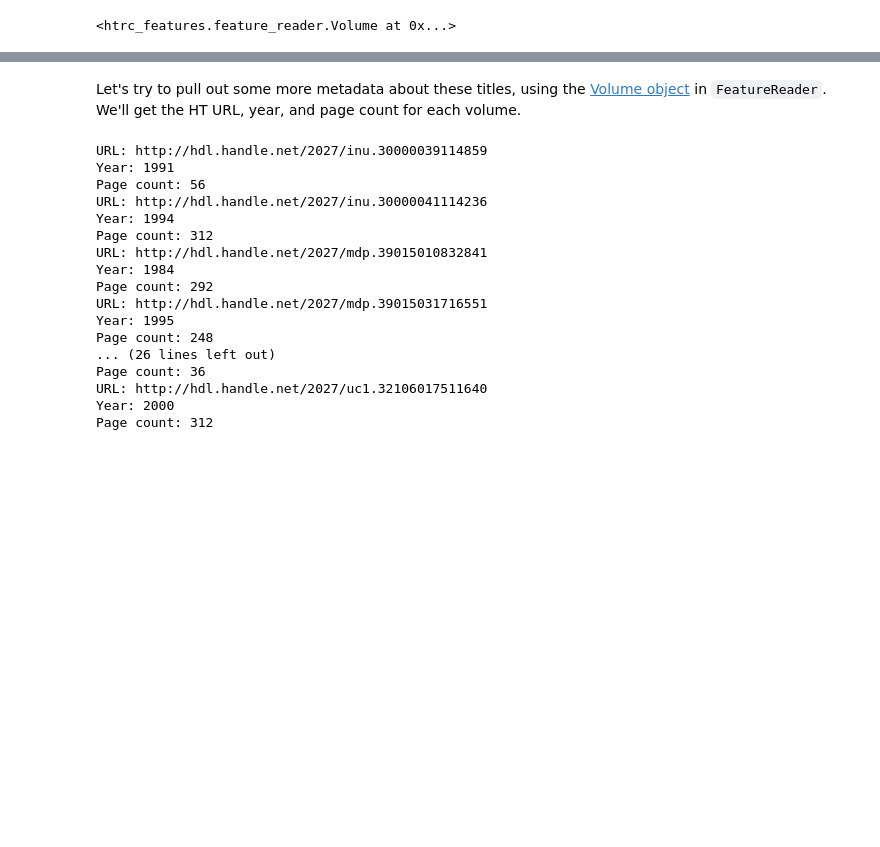
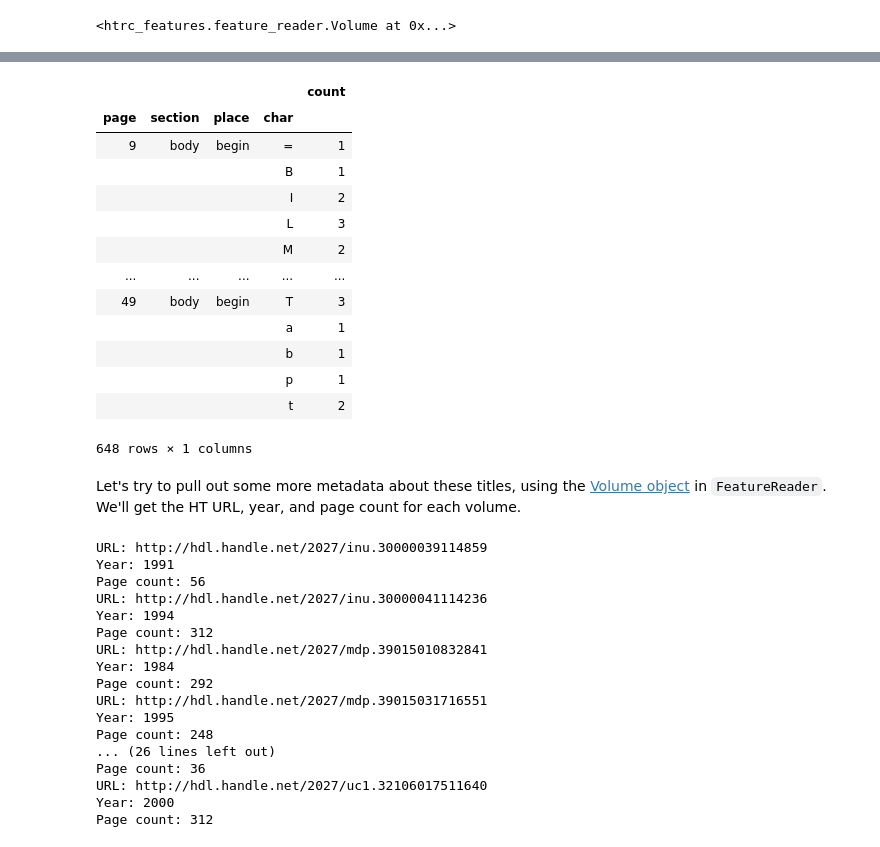
Before and after one commit to chennesy/htrc_umn, a Jupyter notebook: htrc_umn.ipynb, the cells around one changed output, grey strips where cells are left out. Drawn from its saved outputs; the diff is of its cells as text; code cells hidden in the pictures; blank space fills up the shorter version.

```diff
--- a/htrc_umn.ipynb
+++ b/htrc_umn.ipynb
@@ -113,3 +131,20 @@ vol
+# %%
+vol.begin_line_chars()
+# %% [output]
+|  |  |  |  | count |
+| page | section | place | char |  |
+| 9 | body | begin | = | 1 |
+|  |  |  | B | 1 |
+|  |  |  | I | 2 |
+|  |  |  | L | 3 |
+|  |  |  | M | 2 |
+| ... | ... | ... | ... | ... |
+| 49 | body | begin | T | 3 |
+|  |  |  | a | 1 |
+|  |  |  | b | 1 |
+|  |  |  | p | 1 |
+|  |  |  | t | 2 |
+648 rows × 1 columns
 # %% [markdown]
 Let's try to pull out some more metadata about these titles, using the [Volume object](http://htrc.github.io/htrc-feature-reader/htrc_features/feature_reader.m.html#htrc_features.feature_reader.Volume) in `FeatureReader`. We'll get the HT URL, year, and page count for each volume.
 # %%
```
Also changed, not shown: parts of 20 cells of this notebook.
